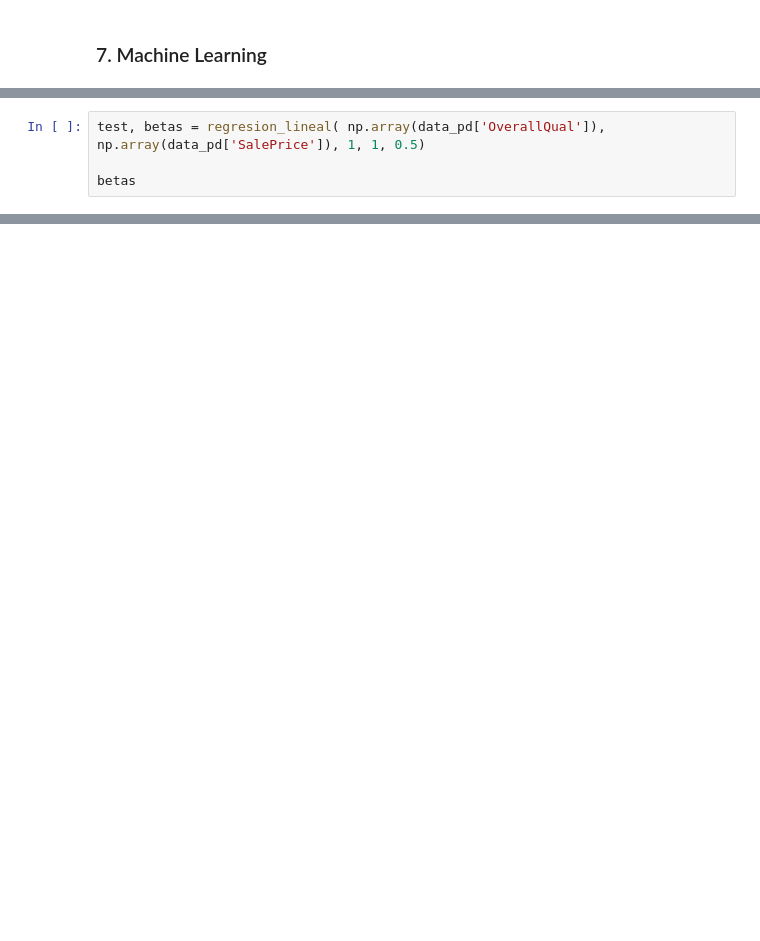
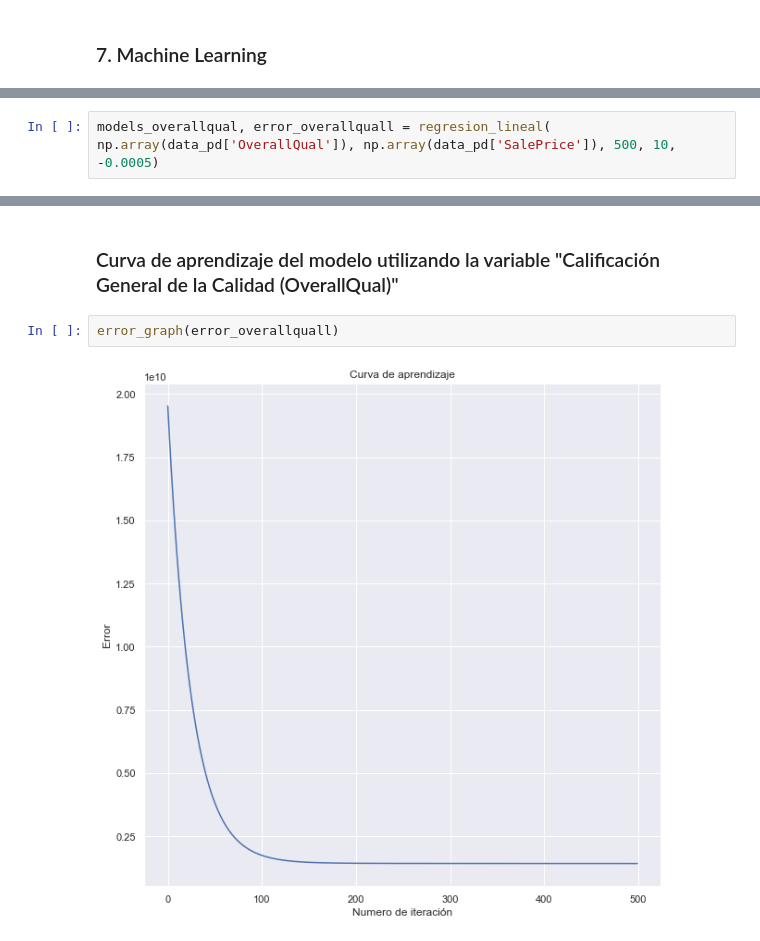
Before and after one commit to DiegoBran16/DataSciecne-Python_Linear-Regression, a Jupyter notebook: Proyecto_1.ipynb, the cells around one changed output, grey strips where cells are left out. Drawn from its saved outputs; the diff is of its cells as text; blank space fills up the shorter version.

```diff
--- a/Proyecto_1.ipynb
+++ b/Proyecto_1.ipynb
@@ -200,5 +285,3 @@ def epoch(x_matrix,betas):
 # %%
-test, betas = regresion_lineal( np.array(data_pd['OverallQual']), np.array(data_pd['SalePrice']), 1, 1, 0.5)
-
-betas
+models_overallqual, error_overallquall = regresion_lineal( np.array(data_pd['OverallQual']), np.array(data_pd['SalePrice']), 500, 10, -0.0005)
 # %% [output]
@@ -205,0 +305,6 @@ betas
+# %% [markdown]
+### Curva de aprendizaje del modelo utilizando la variable "Calificación General de la Calidad (OverallQual)"
+# %%
+error_graph(error_overallquall)
+# %% [output]
+[figure, added]
```
Also changed, not shown: parts of 17 cells of this notebook, 1 other file.
